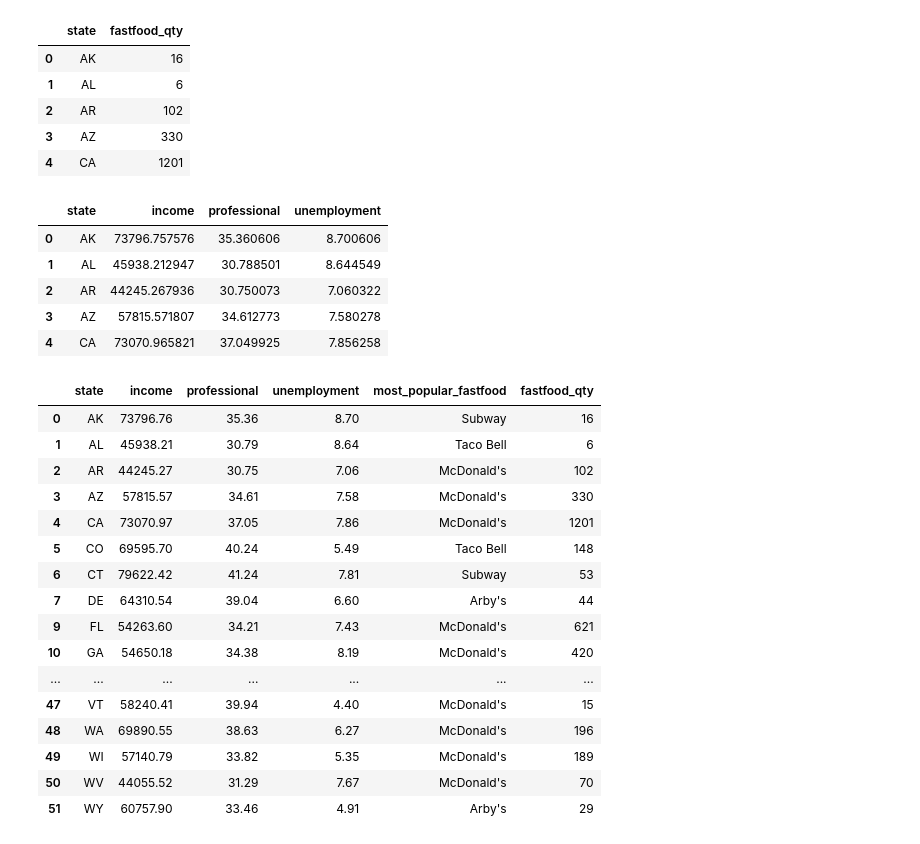
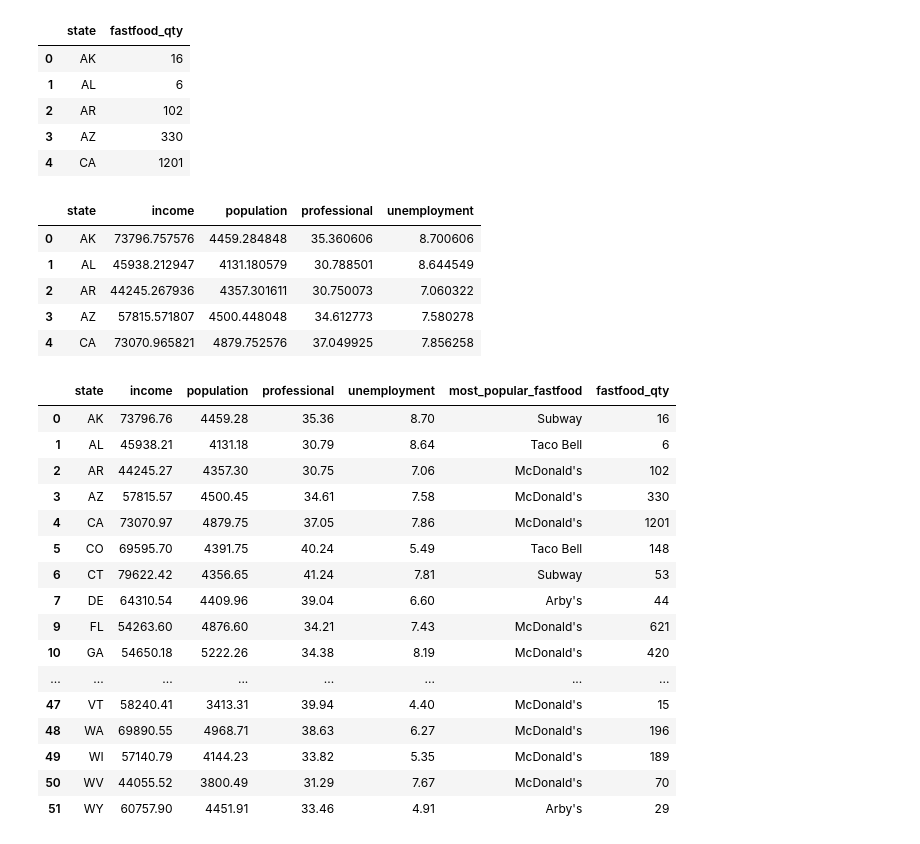
Before and after one commit to tduszyk/Supersize_America, a Jupyter notebook: supersize_america.ipynb, the cells around one changed output. Drawn from its saved outputs; the diff is of its cells as text; code cells hidden in the pictures.

Commit message:
Added TotalPop from us_census

```diff
--- a/supersize_america.ipynb
+++ b/supersize_america.ipynb
@@ -33,12 +33,12 @@ fastfood_df.to_csv(output_ff_file, sep=';', encoding='utf-8')
 
 # Create Census dataset
 # Columns: State, Income, Professional, Unemployment
-us_id = census['TractId']
+us_pop = census['TotalPop']
 us_state = census['State']
 us_income = census['Income']
 us_professional = census['Professional']
 us_unemployment = census['Unemployment']
-dict2 = {'state': us_state, 'income': us_income, 'professional': us_professional, 'unemployment': us_unemployment}
+dict2 = {'state': us_state, 'income': us_income, 'population': us_pop, 'professional': us_professional, 'unemployment': us_unemployment}
 census_df = pd.DataFrame(dict2)
 
 # Output File (CSV)
@@ -160,37 +160,37 @@ ff_qty_df.head()
 cen_mean_df = census_df.groupby('state', as_index=False).mean()
 cen_mean_df.head()
 # %% [output]
-|  | state | income | professional | unemployment |
-| 0 | AK | 73796.757576 | 35.360606 | 8.700606 |
-| 1 | AL | 45938.212947 | 30.788501 | 8.644549 |
-| 2 | AR | 44245.267936 | 30.750073 | 7.060322 |
-| 3 | AZ | 57815.571807 | 34.612773 | 7.580278 |
-| 4 | CA | 73070.965821 | 37.049925 | 7.856258 |
+|  | state | income | population | professional | unemployment |
+| 0 | AK | 73796.757576 | 4459.284848 | 35.360606 | 8.700606 |
+| 1 | AL | 45938.212947 | 4131.180579 | 30.788501 | 8.644549 |
+| 2 | AR | 44245.267936 | 4357.301611 | 30.750073 | 7.060322 |
+| 3 | AZ | 57815.571807 | 4500.448048 | 34.612773 | 7.580278 |
+| 4 | CA | 73070.965821 | 4879.752576 | 37.049925 | 7.856258 |
 # %%
 # Merging datasets to create final DS ready for plotting.
 cen_mpf_df = pd.merge(cen_mean_df, ffbs_df, on='state', how='outer')
 df = pd.merge(cen_mpf_df, ff_qty_df, on='state', how='outer')
 df = df.dropna()
 #df = df.round(2)
-decimals = pd.Series([2, 2, 2], index=['income', 'professional', 'unemployment'])
+decimals = pd.Series([2, 2, 2, 2], index=['income', 'population', 'professional', 'unemployment'])
 df = df.round(decimals)
 df['fastfood_qty'] = df.fastfood_qty.astype(int)
 df
 # %% [output]
-|  | state | income | professional | unemployment | most_popular_fastfood | fastfood_qty |
-| 0 | AK | 73796.76 | 35.36 | 8.70 | Subway | 16 |
-| 1 | AL | 45938.21 | 30.79 | 8.64 | Taco Bell | 6 |
-| 2 | AR | 44245.27 | 30.75 | 7.06 | McDonald's | 102 |
-| 3 | AZ | 57815.57 | 34.61 | 7.58 | McDonald's | 330 |
-| 4 | CA | 73070.97 | 37.05 | 7.86 | McDonald's | 1201 |
-| 5 | CO | 69595.70 | 40.24 | 5.49 | Taco Bell | 148 |
-| 6 | CT | 79622.42 | 41.24 | 7.81 | Subway | 53 |
-| 7 | DE | 64310.54 | 39.04 | 6.60 | Arby's | 44 |
-| 9 | FL | 54263.60 | 34.21 | 7.43 | McDonald's | 621 |
-| 10 | GA | 54650.18 | 34.38 | 8.19 | McDonald's | 420 |
-| ... | ... | ... | ... | ... | ... | ... |
-| 47 | VT | 58240.41 | 39.94 | 4.40 | McDonald's | 15 |
-| 48 | WA | 69890.55 | 38.63 | 6.27 | McDonald's | 196 |
-| 49 | WI | 57140.79 | 33.82 | 5.35 | McDonald's | 189 |
-| 50 | WV | 44055.52 | 31.29 | 7.67 | McDonald's | 70 |
-| 51 | WY | 60757.90 | 33.46 | 4.91 | Arby's | 29 |
+|  | state | income | population | professional | unemployment | most_popular_fastfood | fastfood_qty |
+| 0 | AK | 73796.76 | 4459.28 | 35.36 | 8.70 | Subway | 16 |
+| 1 | AL | 45938.21 | 4131.18 | 30.79 | 8.64 | Taco Bell | 6 |
+| 2 | AR | 44245.27 | 4357.30 | 30.75 | 7.06 | McDonald's | 102 |
+| 3 | AZ | 57815.57 | 4500.45 | 34.61 | 7.58 | McDonald's | 330 |
+| 4 | CA | 73070.97 | 4879.75 | 37.05 | 7.86 | McDonald's | 1201 |
+| 5 | CO | 69595.70 | 4391.75 | 40.24 | 5.49 | Taco Bell | 148 |
+| 6 | CT | 79622.42 | 4356.65 | 41.24 | 7.81 | Subway | 53 |
+| 7 | DE | 64310.54 | 4409.96 | 39.04 | 6.60 | Arby's | 44 |
+| 9 | FL | 54263.60 | 4876.60 | 34.21 | 7.43 | McDonald's | 621 |
+| 10 | GA | 54650.18 | 5222.26 | 34.38 | 8.19 | McDonald's | 420 |
+| ... | ... | ... | ... | ... | ... | ... | ... |
+| 47 | VT | 58240.41 | 3413.31 | 39.94 | 4.40 | McDonald's | 15 |
+| 48 | WA | 69890.55 | 4968.71 | 38.63 | 6.27 | McDonald's | 196 |
+| 49 | WI | 57140.79 | 4144.23 | 33.82 | 5.35 | McDonald's | 189 |
+| 50 | WV | 44055.52 | 3800.49 | 31.29 | 7.67 | McDonald's | 70 |
+| 51 | WY | 60757.90 | 4451.91 | 33.46 | 4.91 | Arby's | 29 |
```
Also changed, not shown: parts of 1 cell of this notebook.
